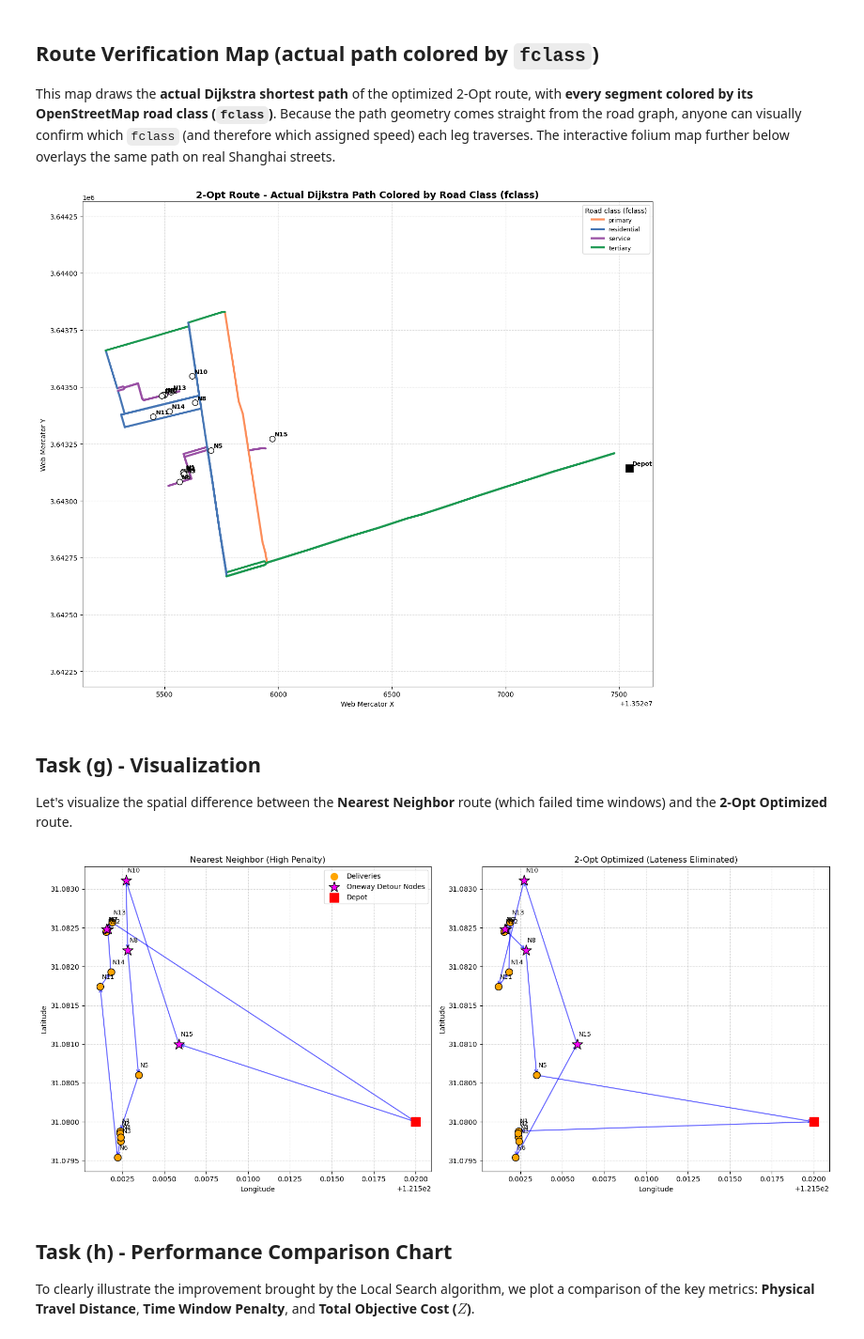
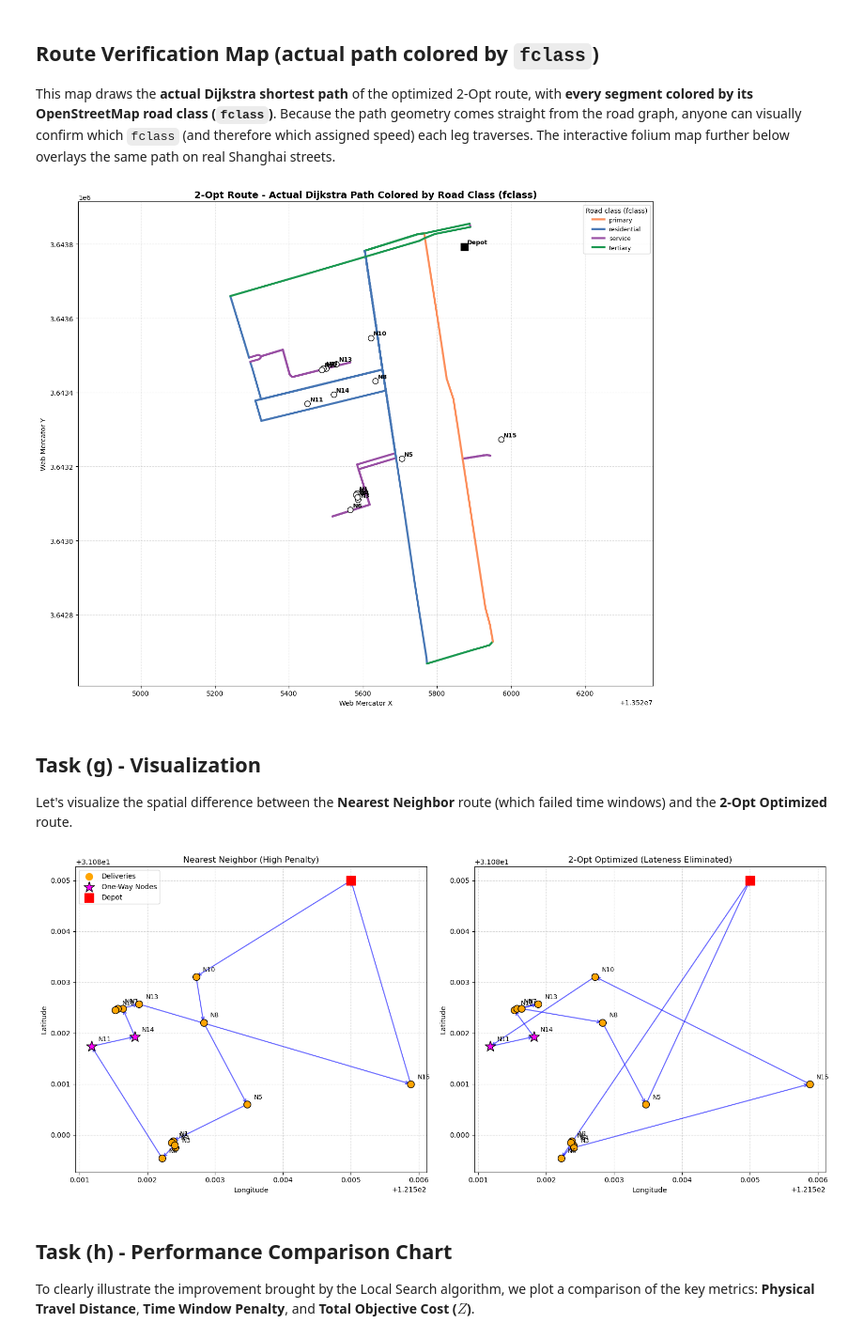
Before and after one commit to RajaYusofUkm/casestudy_lade-D_VRP, a Jupyter notebook: VRP_Project_Shanghai.ipynb, the cells around one changed output. Shown at 94% size. Cells and saved outputs as stored; diff of their text form; code cells hidden in the pictures.

```diff
--- a/VRP_Project_Shanghai.ipynb
+++ b/VRP_Project_Shanghai.ipynb
@@ -188,7 +192,6 @@ print("Fetching real-world data from HuggingFace (Cainiao-AI/LaDe-D)...")
 dataset = load_dataset("Cainiao-AI/LaDe-D", split="delivery_sh")
 df = dataset.to_pandas()
 
-# Extract actual route data for a specific courier on a specific day
 df_subset = df[(df['ds'] == TARGET_DATE) & (df['courier_id'] == TARGET_COURIER)].head(NUM_NODES).reset_index()
 print("\n--- Extracted Node Parameters ---")
 
@@ -196,7 +199,7 @@ def time_to_hours(time_str):
     t = datetime.datetime.strptime(time_str, "%m-%d %H:%M:%S")
     return t.hour + t.minute / 60.0 + t.second / 3600.0
 
-nodes = {'Depot': (121.52000, 31.08000)}
+nodes = {'Depot': (121.50500, 31.08500)}
 time_windows = {}
 
 for i, row in df_subset.iterrows():
@@ -657,7 +676,7 @@ plt.tight_layout()
 plt.savefig('route_fclass_verification.png', dpi=150, bbox_inches='tight')
 plt.show()
 # %% [output]
-[figure, old version]
+[figure, new version]
 # %% [markdown]
 ## Task (g) - Visualization
 Let's visualize the spatial difference between the **Nearest Neighbor** route (which failed time windows) and the **2-Opt Optimized** route.
@@ -678,40 +697,40 @@ def plot_route(route, title, subplot_idx):
                      arrowprops=dict(arrowstyle="->", color="blue", lw=1.5, alpha=0.6))
 
     # Plot the nodes
-    oneway_nodes = ['N7', 'N8', 'N9', 'N10', 'N15']
+    oneway_nodes = ['N11', 'N14']
     for n in full_route[1:-1]:
         if n in oneway_nodes:
             plt.scatter(nodes[n][0], nodes[n][1], c='magenta', s=250, marker='*', zorder=6, edgecolors='black')
         else:
             plt.scatter(nodes[n][0], nodes[n][1], c='orange', s=100, zorder=5, edgecolors='black')
     # Custom legend handler for the markers
     plt.scatter([], [], c='orange', s=100, label='Deliveries')
-    plt.scatter([], [], c='magenta', s=250, marker='*', edgecolors='black', label='Oneway Detour Nodes')
+    plt.scatter([], [], c='magenta', s=250, marker='*', edgecolors='black', label='One-Way Nodes')
 
     # Plot Depot
     plt.scatter(nodes['Depot'][0], nodes['Depot'][1], c='red', s=150, marker='s', zorder=5, label='Depot')
 
     # Annotate nodes
     for n in full_route:
         if n != 'Depot':
             plt.text(nodes[n][0] + 0.0001, nodes[n][1] + 0.0001, n, fontsize=9, zorder=10)
 
     plt.title(title)
     plt.xlabel("Longitude")
     plt.ylabel("Latitude")
     plt.grid(True, linestyle='--', alpha=0.5)
     if subplot_idx == 1:
         plt.legend()
 
 plt.figure(figsize=(16, 7))
 plot_route(nn_route, "Nearest Neighbor (High Penalty)", 1)
 plot_route(optimized_route, "2-Opt Optimized (Lateness Eliminated)", 2)
 
 plt.tight_layout()
 plt.savefig('route_comparison.png', dpi=150, bbox_inches='tight')
 plt.show()
 # %% [output]
-[figure, old version]
+[figure, new version]
 # %% [markdown]
 ## Task (h) - Performance Comparison Chart
 To clearly illustrate the improvement brought by the Local Search algorithm, we plot a comparison of the key metrics: **Physical Travel Distance**, **Time Window Penalty**, and **Total Objective Cost ($Z$)**.
```
Also changed, not shown: parts of 13 cells of this notebook, 13 other files.
